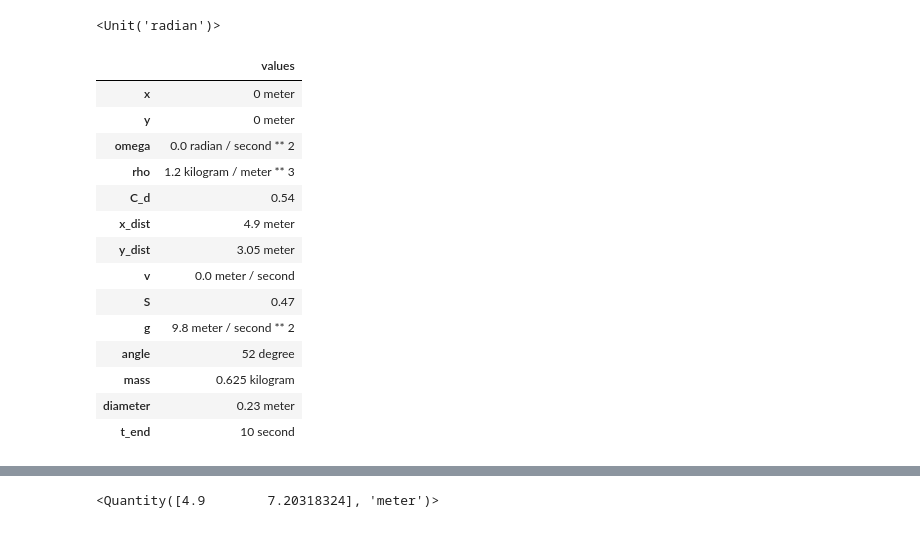
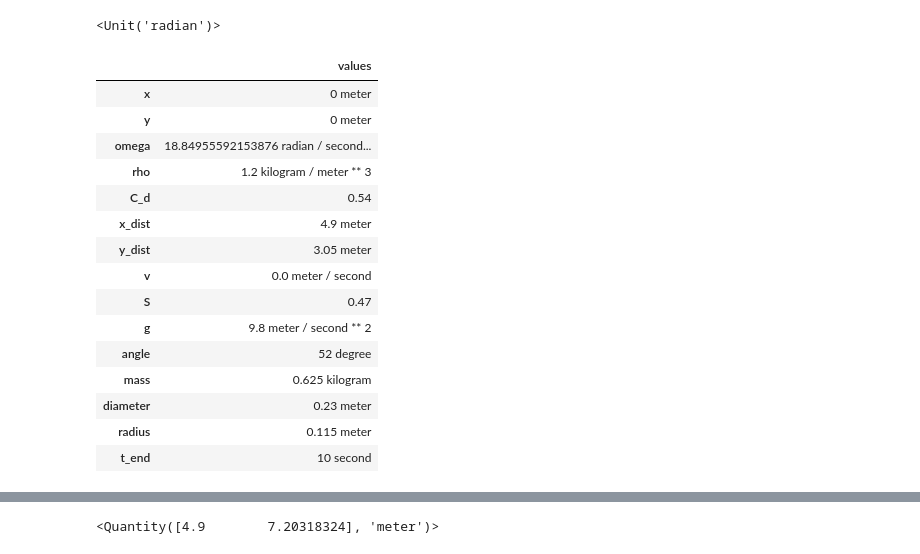
Before and after one commit to JackMao981/BasketballSpin, a Jupyter notebook: BasketballSpin1.ipynb, the cells around one changed output, grey strips where cells are left out. Saved outputs shown, nothing was run; the diff lists cells and outputs as text; code cells hidden in the pictures.

```diff
--- a/BasketballSpin1.ipynb
+++ b/BasketballSpin1.ipynb
@@ -22,24 +22,25 @@ rad = UNITS.radian
 # %%
 
 params = Params(x = 0 * m,                   # x coordinate of the basketball
                 y = 0 * m,                   # y coordinate of the basketball
-                omega = 0 * rad / s ** 2,    # velocity
+                omega = 6 * np.pi * rad / s ** 2,    # angular velocity
                 rho = 1.2 * kg / m ** 3,     # mass density of the fluid
                 C_d = 0.54,                  # drag coefficient of a basketball
                 x_dist = 4.9 * m,            # horizontal distance of player to net
                 y_dist = 3.05 * m,           # distance of the rim from ground
                 v = 0 * m / s,               # velocity of the basketball
                 S = 0.47,                    # air resistance coefficient of spheres
                 g = 9.8 * m/s**2,            # gravity
                 angle = 52 * degree,         # launch angle of the basketball
                 mass = 0.625 * kg,           # mass of the basketball
-                diameter = 0.23 * m,        # diameter of the basketball
+                diameter = 0.23 * m,         # diameter of the basketball
+                radius = 0.115 * m,          # radius of the basketball
                 t_end = 10 * s)
 # %% [output]
 |  | values |
 | x | 0 meter |
 | y | 0 meter |
-| omega | 0.0 radian / second ** 2 |
+| omega | 18.84955592153876 radian / second... |
 | rho | 1.2 kilogram / meter ** 3 |
 | C_d | 0.54 |
 | x_dist | 4.9 meter |
@@ -50,6 +51,7 @@ params = Params(x = 0 * m,                   # x coordinate of the basketball
 | angle | 52 degree |
 | mass | 0.625 kilogram |
 | diameter | 0.23 meter |
+| radius | 0.115 meter |
 | t_end | 10 second |
 # %%
 def make_system(params, v_0, height):
```
Also changed, not shown: parts of 8 cells of this notebook.
